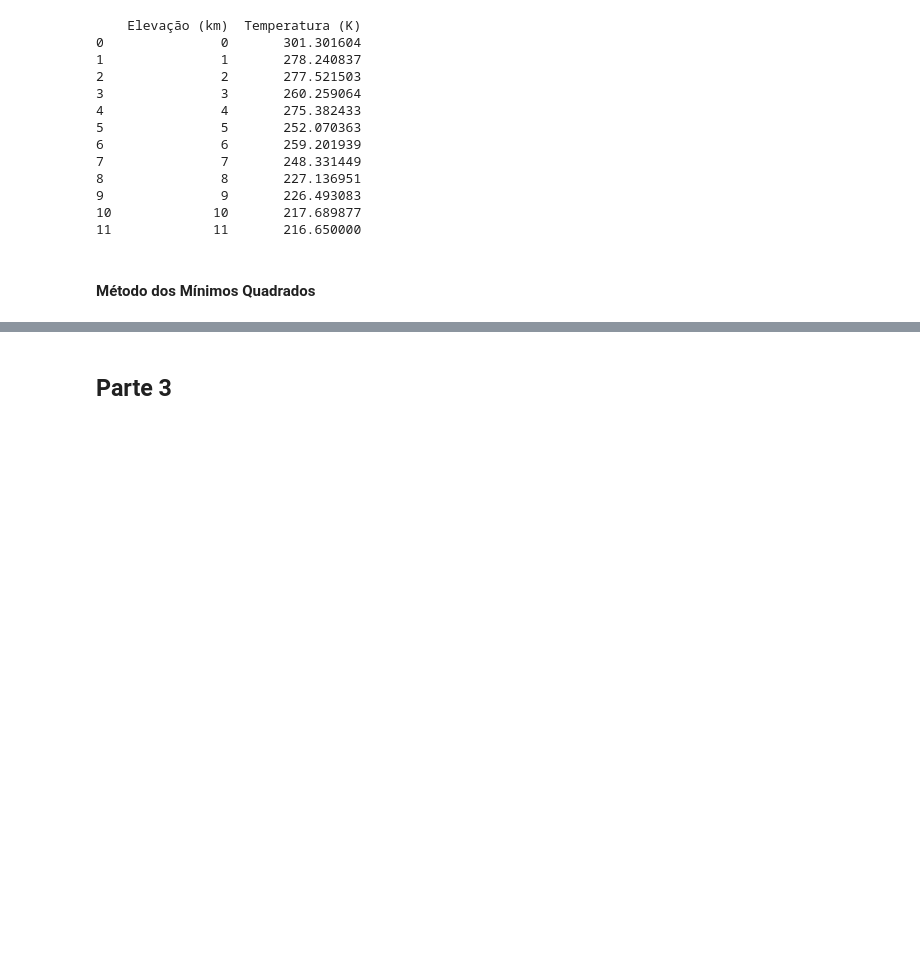
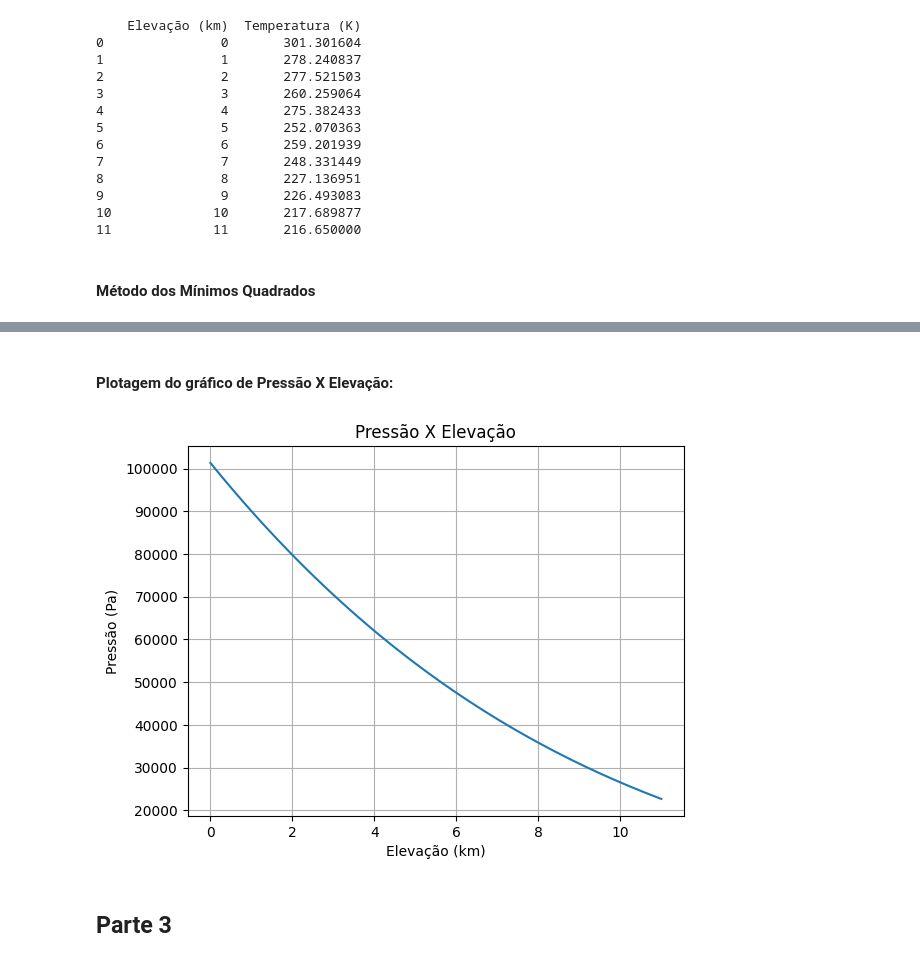
Before and after one commit to bernardo-gontijo/Ativ1-MecSolMecFlu, a Jupyter notebook: atividade1.ipynb, the cells around one changed output, grey strips where cells are left out. Saved outputs shown, nothing was run; the diff lists cells and outputs as text; code cells hidden in the pictures; blank space fills up the shorter version.

```diff
--- a/atividade1.ipynb
+++ b/atividade1.ipynb
@@ -65,8 +65,7 @@ import matplotlib.pyplot as plt
 # %%
 g = 9.81
 R = 287
-T_celsius = -56.5
-T_kelvin = T_celsius + 273.15 # Convercao para Kelvin
-Eo_km = 11.0
-E_final_km = 20.1
+T_isotermico = -56.5
+T_kelvin = T_isotermico + 273.15 # Convercao para Kelvin
+p_0 = 101325
 p_o = 22632 # Pressão de acordo com a Atmosfera Padrão Internacional, para realização dos valores do gráfico
@@ -141,3 +242,26 @@ Onde:
+# %%
+def pressao_variavel(e):
+    T = t(e)
+    e = e*1000
+    a_m = a/1000 # Pois ao ser feito a regressão linear usou-se km
+    p = p_0*(T/b)**(-(g/(a_m*R)))
+
+    return p
+# %% [markdown]
+#### Plotagem do gráfico de Pressão X Elevação:
+# %%
+elevacao = np.linspace(0, 11, 100)
+
+pressao = pressao_variavel(elevacao)
+
+plt.plot(elevacao, pressao)
+plt.xlabel('Elevação (km)')
+plt.ylabel('Pressão (Pa)')
+plt.title('Pressão X Elevação')
+plt.grid(True)
+plt.show()
+# %% [output]
+[figure, added]
 # %% [markdown]
 
 ## Parte 3
```
Also changed, not shown: parts of 10 cells of this notebook.
